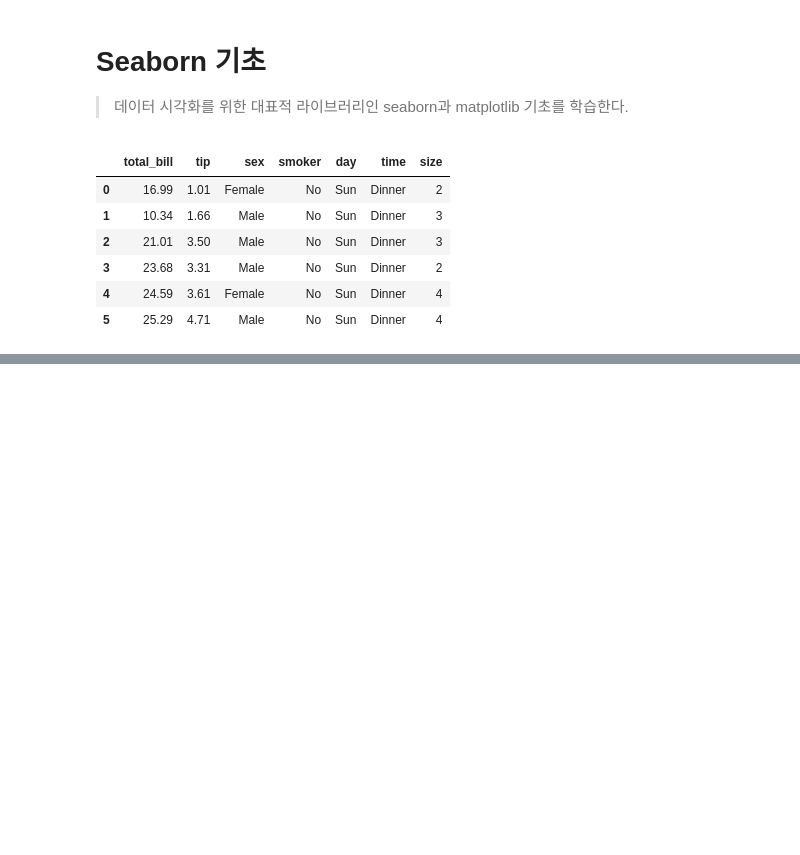
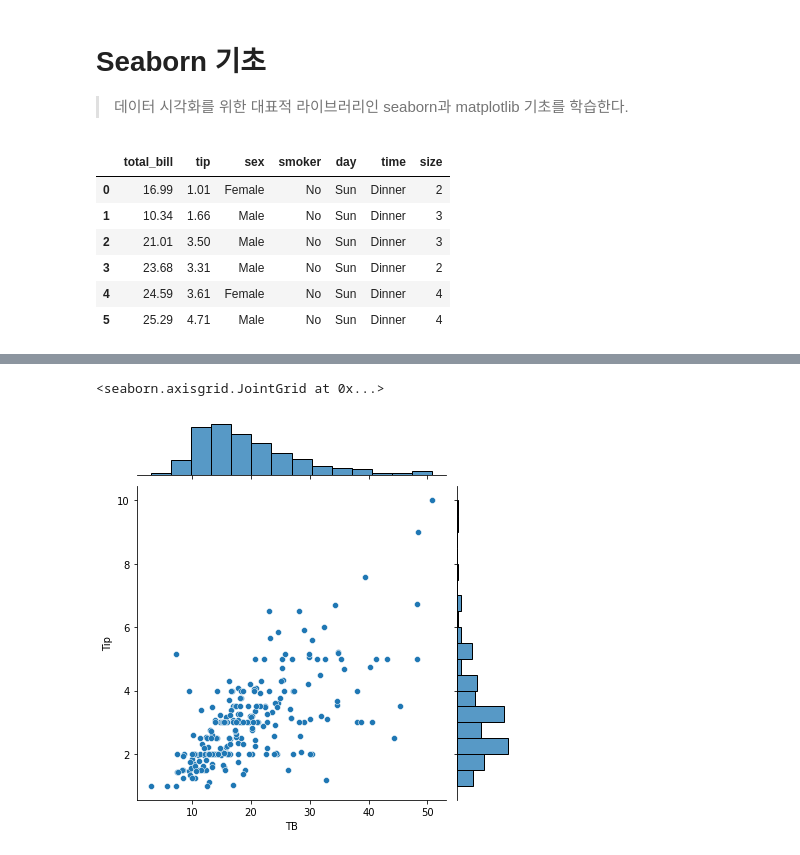
Before and after one commit to WinterBlue16/Data_Visualization, a Jupyter notebook: 08_seaborn 기초.ipynb, the cells around one changed output, grey strips where cells are left out. Saved outputs shown, nothing was run; the diff lists cells and outputs as text; code cells hidden in the pictures; blank space fills up the shorter version.

```diff
--- a/08_seaborn 기초.ipynb
+++ b/08_seaborn 기초.ipynb
@@ -25,0 +65,11 @@ titanic
+# %%
+joint=sns.jointplot(x='total_bill', y='tip', data=tips)
+# kind='hex' 옵션을 주면 점이 아닌 6각 분포로 출력 가능
+
+joint.set_axis_labels(xlabel='TB', ylabel='Tip')
+# jointplot에서는 regplot과 라벨 붙이는 방식이 다르다.
+# set_axis_labels라는 함수를 사용해 라벨 설정
+# 굳이 라벨을 설정하지 않아도 기본 column 명으로 라벨 생성됨
+# %% [output]
+<seaborn.axisgrid.JointGrid at 0x...>
+[figure, added]
```
Also changed, not shown: parts of 10 cells of this notebook.
